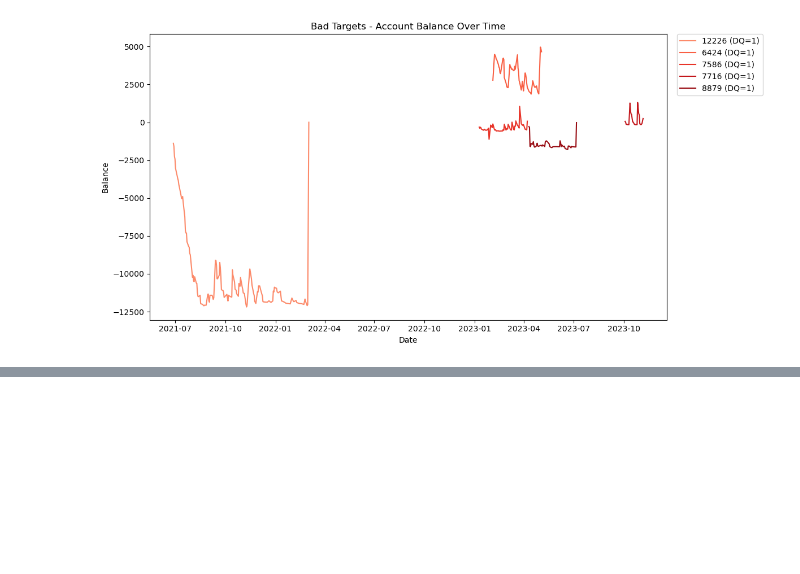
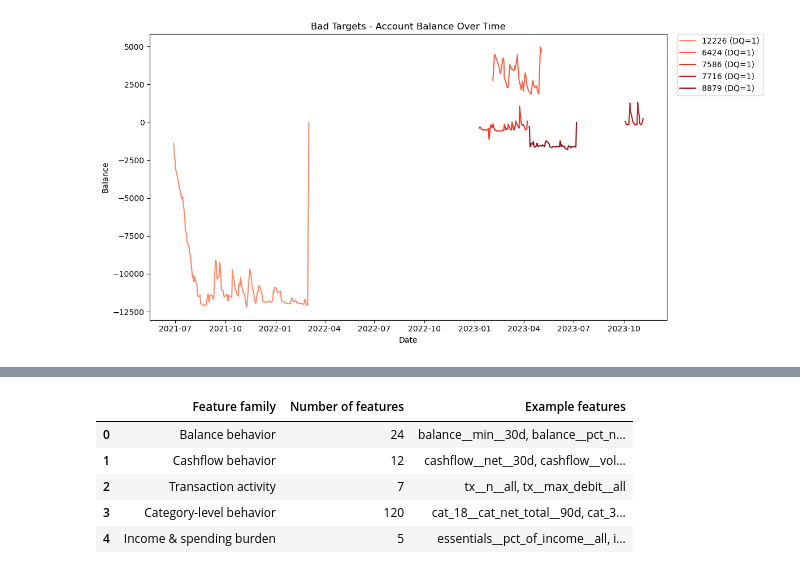
Before and after one commit to kangyuj0531/dsc180a-prism-data, a Jupyter notebook: feature_engineering/balance_over_time.ipynb, the cells around one changed output, grey strips where cells are left out. Saved outputs shown, nothing was run; the diff lists cells and outputs as text; code cells hidden in the pictures; blank space fills up the shorter version.

```diff
--- a/feature_engineering/balance_over_time.ipynb
+++ b/feature_engineering/balance_over_time.ipynb
@@ -190,0 +512,25 @@ plot_subset(subset_bad, "Bad Targets - Account Balance Over Time")
+# %%
+pd.DataFrame({
+    "Feature family": [
+        "Balance behavior",
+        "Cashflow behavior",
+        "Transaction activity",
+        "Category-level behavior",
+        "Income & spending burden",
+    ],
+    "Number of features": [24, 12, 7, 120, 5],
+    "Example features": [
+        "balance__min__30d, balance__pct_negative__90d",
+        "cashflow__net__30d, cashflow__volatility__90d",
+        "tx__n__all, tx__max_debit__all",
+        "cat_18__cat_net_total__90d, cat_31__cat_n__all",
+        "essentials__pct_of_income__all, income__total__all",
+    ],
+})
+# %% [output]
+|  | Feature family | Number of features | Example features |
+| 0 | Balance behavior | 24 | balance__min__30d, balance__pct_n... |
+| 1 | Cashflow behavior | 12 | cashflow__net__30d, cashflow__vol... |
+| 2 | Transaction activity | 7 | tx__n__all, tx__max_debit__all |
+| 3 | Category-level behavior | 120 | cat_18__cat_net_total__90d, cat_3... |
+| 4 | Income & spending burden | 5 | essentials__pct_of_income__all, i... |
```
Also changed, not shown: parts of 20 cells of this notebook.
